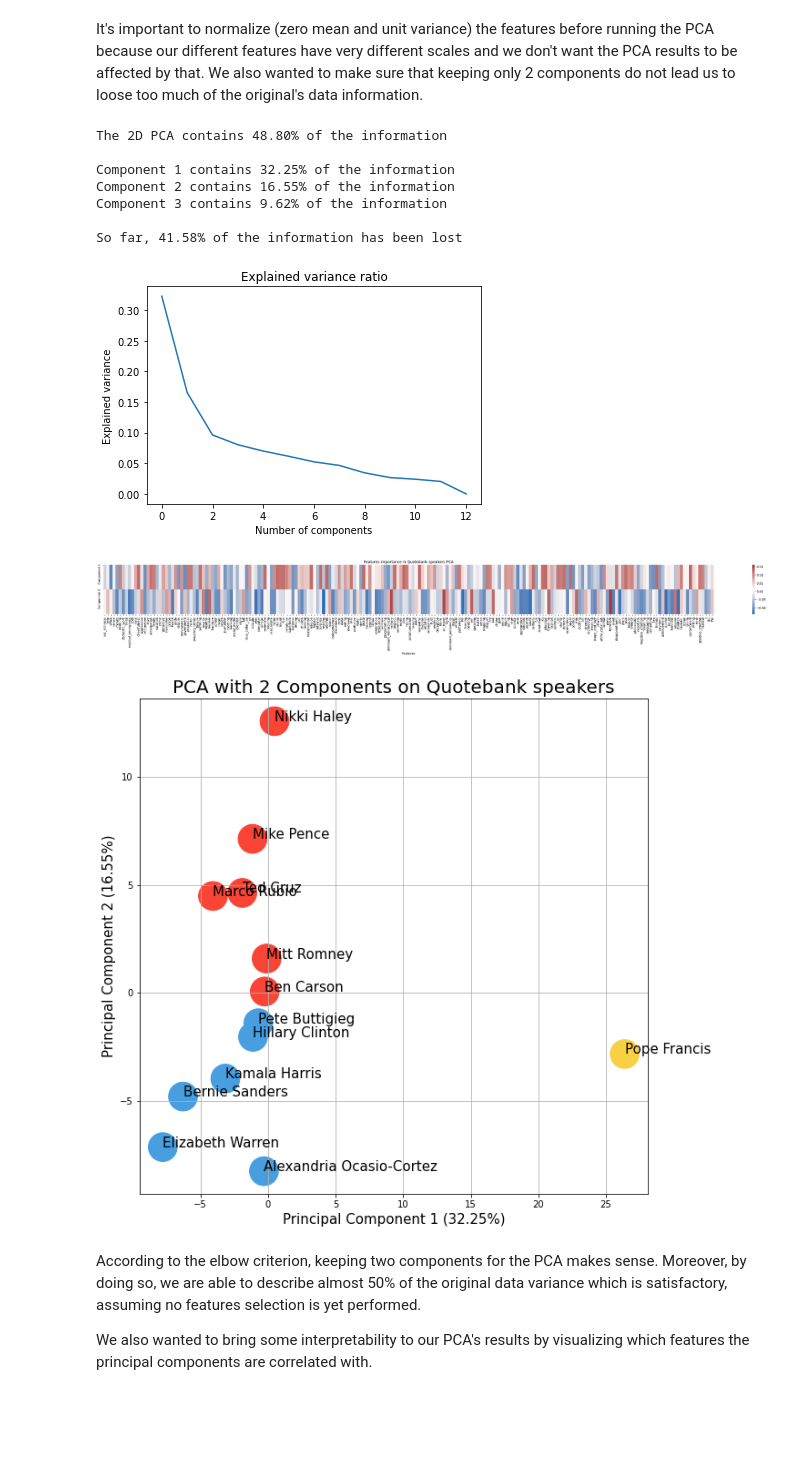
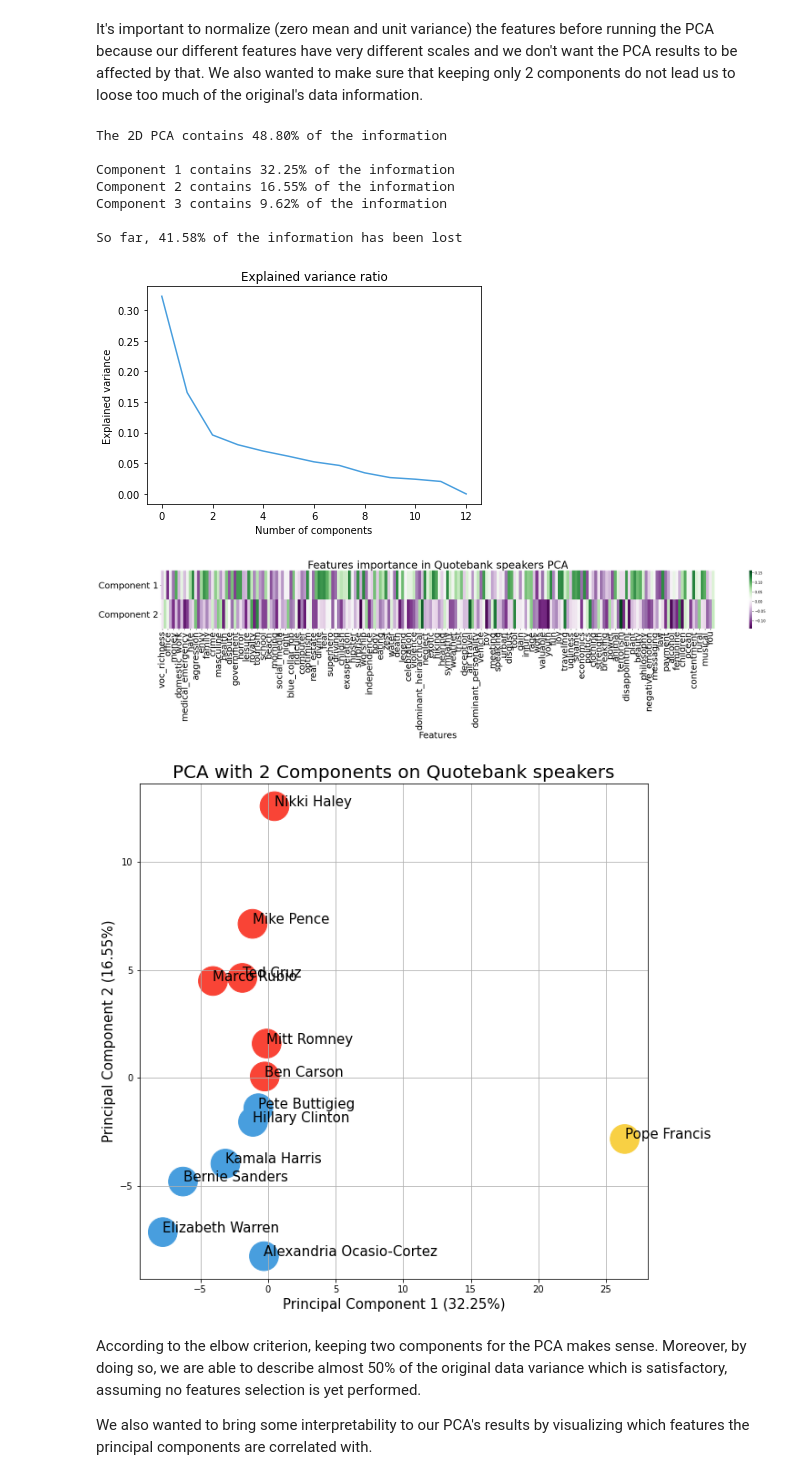
Before and after one commit to paulmoreau40/Applied-Data-Analysis-project-EPFL, a Jupyter notebook: src/Milestone_3.ipynb, the cells around one changed output. Drawn from its saved outputs; the diff is of its cells as text; code cells hidden in the pictures; blank space fills up the shorter version.

```diff
--- a/src/Milestone_3.ipynb
+++ b/src/Milestone_3.ipynb
@@ -504,22 +504,22 @@ def mean_lexical_fields(quotes_serie):
     return lexical_fields_dict
 # %%
 #Categories of interest
-democrate_speakers = ['Bernie Sanders', 'Hillary Clinton', 'Elizabeth Warren', 'Kamala Harris', 'Alexandria Ocasio Cortez', 'Pete Buttigieg']
+democratic_speakers = ['Bernie Sanders', 'Hillary Clinton', 'Elizabeth Warren', 'Kamala Harris', 'Alexandria Ocasio Cortez', 'Pete Buttigieg']
 republican_speakers = ['Mike Pence', 'Mitt Romney', 'Ted Cruz', 'Nikki Haley', 'Ben Carson', 'Marco Rubio']
 religious_speakers = ['Pope Francis']
 
-democrates_df = pre_processed_df.loc[pre_processed_df['speaker'].isin(democrate_speakers), 'pre_processed_quote'].copy()
+democrats_df = pre_processed_df.loc[pre_processed_df['speaker'].isin(democratic_speakers), 'pre_processed_quote'].copy()
 republicans_df = pre_processed_df.loc[pre_processed_df['speaker'].isin(republican_speakers), 'pre_processed_quote'].copy()
 religious_df = pre_processed_df.loc[pre_processed_df['speaker'].isin(religious_speakers), 'pre_processed_quote'].copy()
 
 #Analyze all lexical fields
 categories_df = []
-categories_df.append(mean_lexical_fields(democrates_df))
+categories_df.append(mean_lexical_fields(democrats_df))
 categories_df.append(mean_lexical_fields(republicans_df))
 categories_df.append(mean_lexical_fields(religious_df))
 
 #build a summary dataframe:
-categories_df = pd.DataFrame(categories_df, index = ['Democrates','Republicans','Religious'])
+categories_df = pd.DataFrame(categories_df, index = ['Democrats','Republicans','Religious'])
 categories_df
 # %% [output]
 |  | help | office | dance | money | wedding | domestic_work | sleep | medical_emergency | cold | ... |
@@ -596,7 +596,7 @@ N = 15
 #we isolate the 15 most common lexical fields from our three categories:
 temp_df = temp_df.sort_values(by=['Republicans'],  ascending=False, ignore_index=True)
 Rep_LFs = temp_df.loc[:N-1,'index'].values
-temp_df = temp_df.sort_values(by=['Democrates'],  ascending=False, ignore_index=True)
+temp_df = temp_df.sort_values(by=['Democrats'],  ascending=False, ignore_index=True)
 Dem_LFs = temp_df.loc[:N-1,'index'].values
 temp_df = temp_df.sort_values(by=['Religious'],  ascending=False, ignore_index=True)
 Rel_LFs = temp_df.loc[:N-1,'index'].values
@@ -933,16 +931,24 @@ def pca_(scaled_df):
 def pca_features_importance(scaled_df):
 
     %matplotlib inline
-    plt.figure(figsize=(45,3))
+
+    #fig, ax = plt.subplots(1,1, figsize=(45, 4))
 
     pca_2d = PCA(n_components=2)
     pca_2d.fit_transform(scaled_df)
     pca = PCA().fit(scaled_df)
 
     map_ = pd.DataFrame(pca_2d.components_,columns=scaled_df.columns)
-    sns.heatmap(map_,cmap="vlag") #PiYG BuPu
-    plt.title("Features importance in Quotebank speakers PCA")
-    plt.yticks([0,1],['Component 1','Component 2'], fontsize=10)
-    plt.xlabel('Features')
+
+    plt.figure(figsize=(35,3))
+    sns.heatmap(map_,cmap="PRGn") #PiYG BuPu PuOr
+    plt.title("Features importance in Quotebank speakers PCA", fontsize = 30)
+    plt.yticks([.5,1.5],['Component 1','Component 2'], fontsize=25, rotation=0)
+    plt.xlabel('Features', fontsize=25) #, fontsize=20
+    #plt.ylabel(fontsize=25) #, fontsize=20
+    plt.xticks(rotation=90, fontsize=25)
+    #plt.yticks(rotation=0)
+
+    plt.savefig("../output/PCA_features_importance.jpg", dpi = 500)
     plt.show()
 # %%
@@ -992,21 +998,21 @@ It's important to normalize (zero mean and unit variance) the features before ru
 # %%
 # Initialize HEX tri-colors palette for all subgroups
 colours = ['#f8d044']
-colours.extend(['#489ede']*len(democrate_speakers)) # Blue for traditional Democrat party
+colours.extend(['#489ede']*len(democratic_speakers)) # Blue for traditional Democrat party
 colours.extend(['#f94436']*len(republican_speakers)) # Red for traditional republican party
 
 pca_analysis(all_features.loc[:,'voc_richness':'We'], colours)
 #all_features['category']
 # %% [output]
 The 2D PCA contains 48.80% of the information
 
 Component 1 contains 32.25% of the information
 Component 2 contains 16.55% of the information
 Component 3 contains 9.62% of the information
 
 So far, 41.58% of the information has been lost
-[figure, old version]
+[figure, new version]
-[figure, old version]
+[figure, new version]
 [figure]
 # %% [markdown]
 According to the elbow criterion, keeping two components for the PCA makes sense. Moreover, by doing so, we are able to describe almost 50% of the original data variance which is satisfactory, assuming no features selection is yet performed.
```
Also changed, not shown: parts of 46 cells of this notebook.
